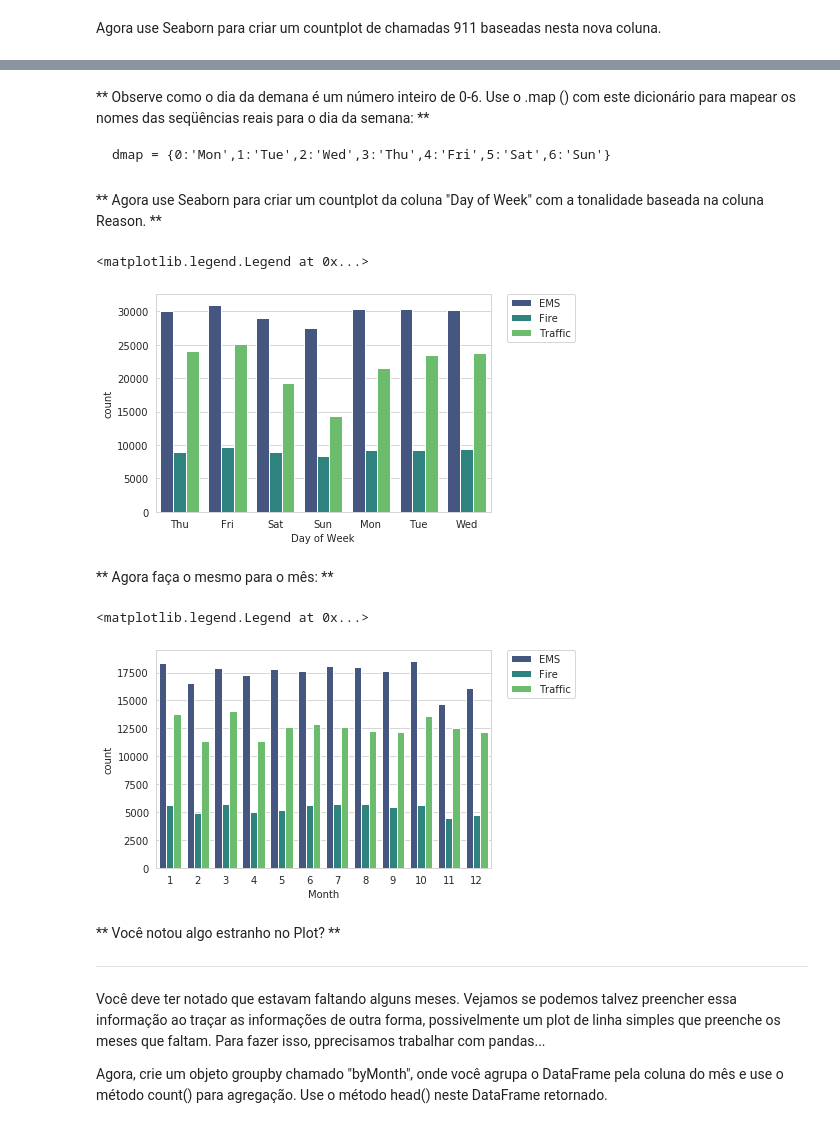
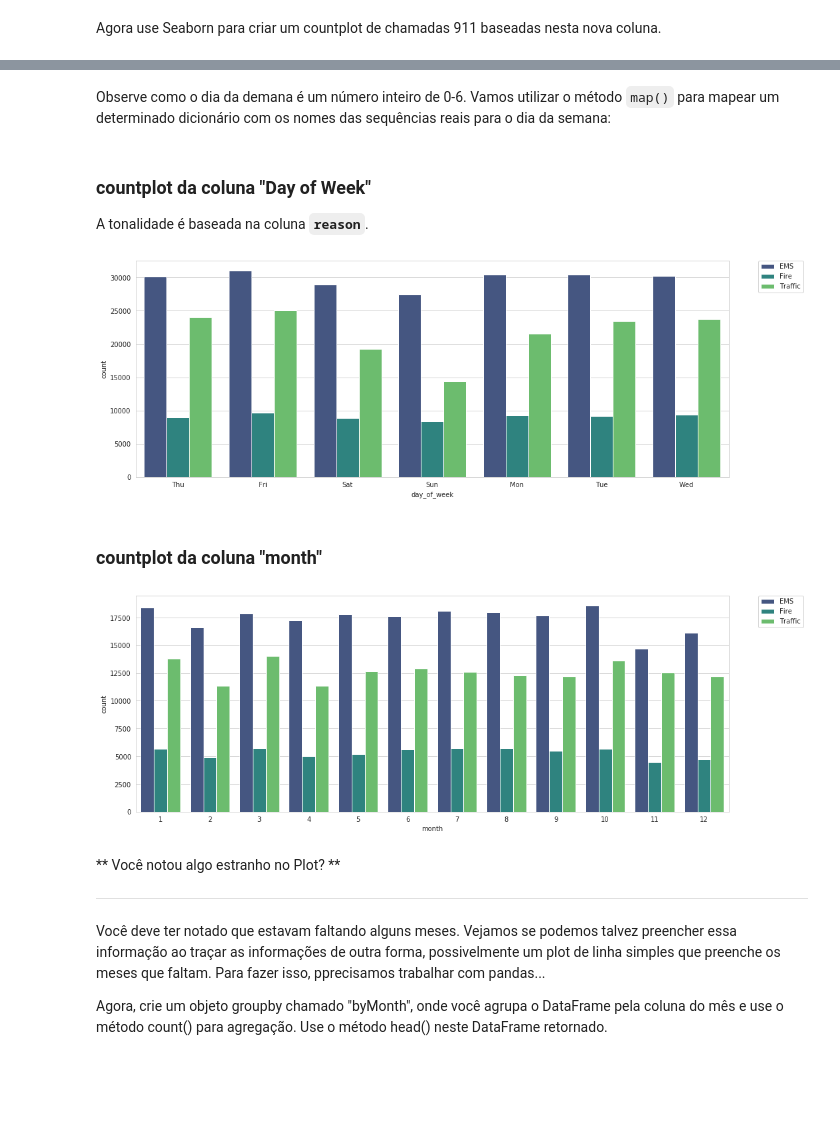
Before and after one commit to vitormeriat/machine-learning-studies, a Jupyter notebook: analysis/calls-911.ipynb, the cells around one changed output, grey strips where cells are left out. Cells and saved outputs as stored; diff of their text form; code cells hidden in the pictures; blank space fills up the shorter version.

```diff
--- a/analysis/calls-911.ipynb
+++ b/analysis/calls-911.ipynb
@@ -130,2 +119,0 @@ str
-# %%
-df['timeStamp'] = pd.to_datetime(df['timeStamp'])
@@ -131,0 +130,5 @@ df['timeStamp'] = pd.to_datetime(df['timeStamp'])
+# %%
+print(type(df['timeStamp'].iloc[0]))
+
+df['time_stamp'] = pd.to_datetime(df['timeStamp'])
+df.drop("timeStamp", axis=1, inplace=True)
@@ -139,35 +146,37 @@ df['timeStamp'] = pd.to_datetime(df['timeStamp'])
 # %%
-df['Hour'] = df['timeStamp'].apply(lambda time: time.hour)
-df['Month'] = df['timeStamp'].apply(lambda time: time.month)
-df['Day of Week'] = df['timeStamp'].apply(lambda time: time.dayofweek)
+df['hour'] = df['time_stamp'].apply(lambda time: time.hour)
+df['month'] = df['time_stamp'].apply(lambda time: time.month)
+df['day_of_week'] = df['time_stamp'].apply(lambda time: time.dayofweek)
 # %% [markdown]
-** Observe como o dia da demana é um número inteiro de 0-6. Use o .map () com este dicionário para mapear os nomes das seqüências reais para o dia da semana: **
-
-    dmap = {0:'Mon',1:'Tue',2:'Wed',3:'Thu',4:'Fri',5:'Sat',6:'Sun'}
+Observe como o dia da demana é um número inteiro de 0-6. Vamos utilizar o método `map()` para mapear um determinado dicionário com os nomes das sequências reais para o dia da semana:
 # %%
 dmap = {0:'Mon',1:'Tue',2:'Wed',3:'Thu',4:'Fri',5:'Sat',6:'Sun'}
 # %%
-df['Day of Week'] = df['Day of Week'].map(dmap)
+df['day_of_week'] = df['day_of_week'].map(dmap)
 # %% [markdown]
-** Agora use Seaborn para criar um countplot da coluna "Day of Week" com a tonalidade baseada na coluna Reason. **
+### countplot da coluna "Day of Week"
+
+A tonalidade é baseada na coluna **`reason`**.
 # %%
-sns.countplot(x='Day of Week',data=df,hue='Reason',palette='viridis')
+plt.figure(figsize=(16, 6))
+sns.countplot(x='day_of_week',data=df,hue='reason',palette='viridis')
 
 # To relocate the legend
 plt.legend(bbox_to_anchor=(1.05, 1), loc=2, borderaxespad=0.)
+plt.show()
 # %% [output]
-<matplotlib.legend.Legend at 0x...>
-[figure, old version]
+[figure, new version]
-# %% [markdown]
-** Agora faça o mesmo para o mês: **
+# %% [markdown]
+### countplot da coluna "month"
 # %%
-sns.countplot(x='Month',data=df,hue='Reason',palette='viridis')
+plt.figure(figsize=(16, 6))
+sns.countplot(x='month',data=df,hue='reason',palette='viridis')
 
 # To relocate the legend
 plt.legend(bbox_to_anchor=(1.05, 1), loc=2, borderaxespad=0.)
+plt.show()
 # %% [output]
-<matplotlib.legend.Legend at 0x...>
-[figure, old version]
+[figure, new version]
 # %% [markdown]
 ** Você notou algo estranho no Plot? **
 
```
Also changed, not shown: parts of 27 cells of this notebook.
